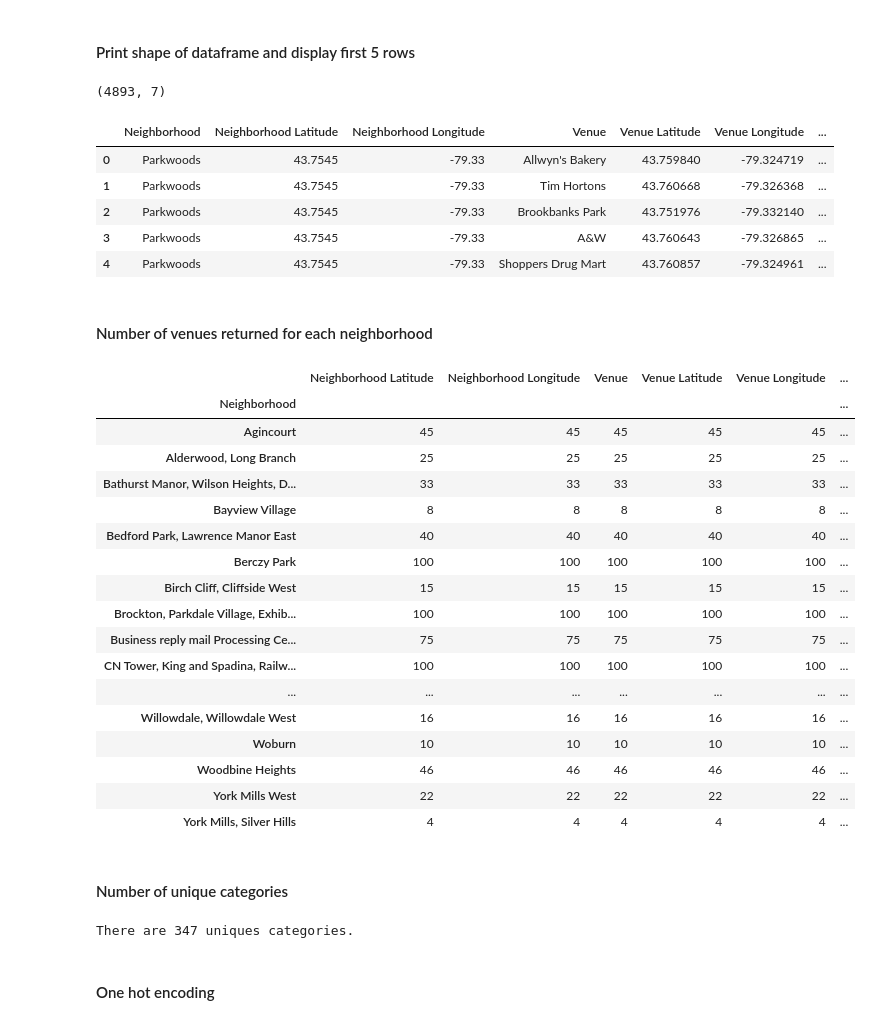
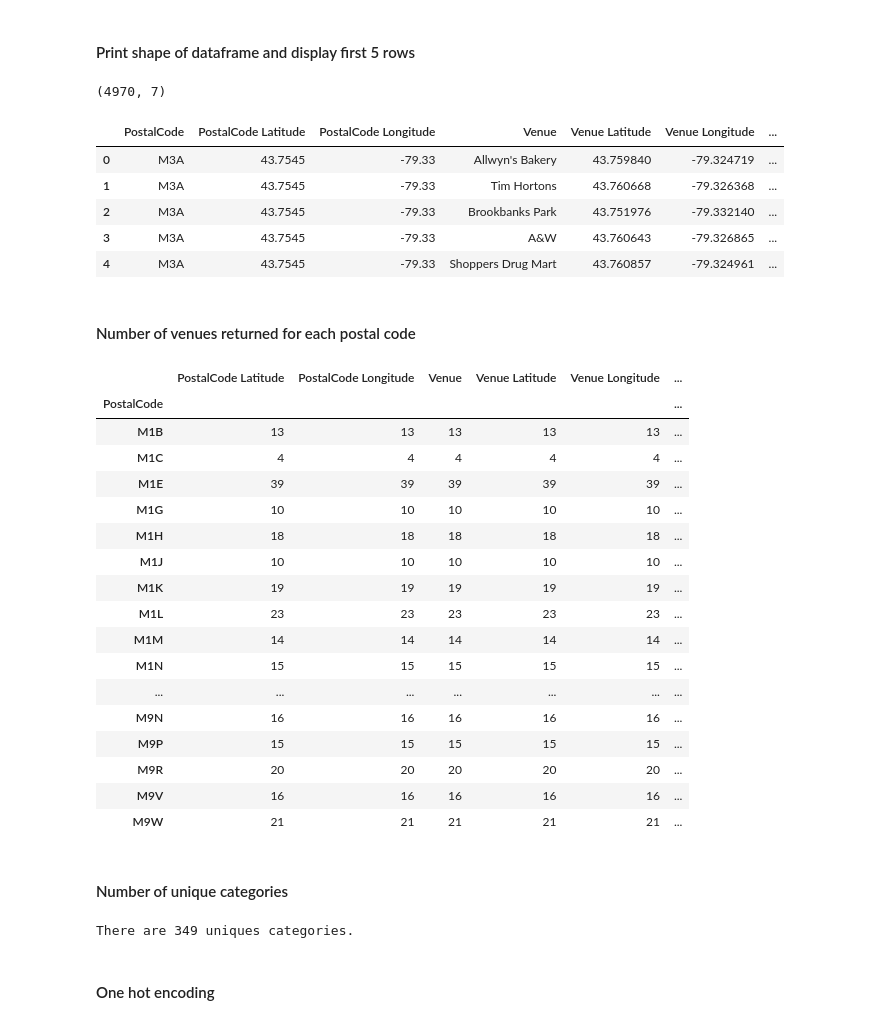
Before and after one commit to emilfh/Coursera_Capstone, a Jupyter notebook: assignment_neighborhoods_in_toronto.ipynb, the cells around one changed output. Saved outputs shown, nothing was run; the diff lists cells and outputs as text; code cells hidden in the pictures.

```diff
--- a/assignment_neighborhoods_in_toronto.ipynb
+++ b/assignment_neighborhoods_in_toronto.ipynb
@@ -261,5 +259,3 @@ toronto_data = postal_data
-# %%
-toronto_data = toronto_data.drop_duplicates(subset=['Neighborhood'])
 # %% [markdown]
 #### Check number of unique boroughs
 # %%
@@ -325,11 +321,11 @@ CLIENT_SECRET:TZA5QOUXQ1JTH31IXRNGSP1DMUFUAI1C053RS3V50OTDBVF2
 # %%
 # Radius changed to larger, since many neighborhoods only had a few hits.
 
-def getNearbyVenues(names, latitudes, longitudes, radius=1000):
+def getNearbyVenues(postal_codes, latitudes, longitudes, radius=1000):
 
     venues_list=[]
-    for name, lat, lng in zip(names, latitudes, longitudes):
-        print(name)
+    for postal_code, lat, lng in zip(postal_codes, latitudes, longitudes):
+        print(postal_code)
 
         # create the API request URL
         url = 'https://api.foursquare.com/v2/venues/explore?&client_id={}&client_secret={}&v={}&ll={},{}&radius={}&limit={}'.format(
@@ -346,7 +342,7 @@ def getNearbyVenues(names, latitudes, longitudes, radius=1000):
 
         # return only relevant information for each nearby venue
         venues_list.append([(
-            name,
+            postal_code,
             lat,
             lng,
             v['venue']['name'],
@@ -355,9 +351,9 @@ def getNearbyVenues(names, latitudes, longitudes, radius=1000):
             v['venue']['categories'][0]['name']) for v in results])
 
     nearby_venues = pd.DataFrame([item for venue_list in venues_list for item in venue_list])
-    nearby_venues.columns = ['Neighborhood',
-                  'Neighborhood Latitude',
-                  'Neighborhood Longitude',
+    nearby_venues.columns = ['PostalCode',
+                  'PostalCode Latitude',
+                  'PostalCode Longitude',
                   'Venue',
                   'Venue Latitude',
                   'Venue Longitude',
@@ -369,5 +365,5 @@ def getNearbyVenues(names, latitudes, longitudes, radius=1000):
 # %%
-toronto_venues = getNearbyVenues(names=toronto_data['Neighborhood'],
+toronto_venues = getNearbyVenues(postal_codes=toronto_data['PostalCode'],
                                    latitudes=toronto_data['Latitude'],
                                    longitudes=toronto_data['Longitude']
                                   )
@@ -395,42 +391,42 @@ Mimico NW, The Queensway West, South of Bloor, Kingsway Park South West, Royal Y
 print(toronto_venues.shape)
 toronto_venues.head()
 # %% [output]
-(4893, 7)
+(4970, 7)
-|  | Neighborhood | Neighborhood Latitude | Neighborhood Longitude | Venue | Venue Latitude | Venue Longitude | ... |
-| 0 | Parkwoods | 43.7545 | -79.33 | Allwyn's Bakery | 43.759840 | -79.324719 | ... |
-| 1 | Parkwoods | 43.7545 | -79.33 | Tim Hortons | 43.760668 | -79.326368 | ... |
-| 2 | Parkwoods | 43.7545 | -79.33 | Brookbanks Park | 43.751976 | -79.332140 | ... |
-| 3 | Parkwoods | 43.7545 | -79.33 | A&W | 43.760643 | -79.326865 | ... |
-| 4 | Parkwoods | 43.7545 | -79.33 | Shoppers Drug Mart | 43.760857 | -79.324961 | ... |
+|  | PostalCode | PostalCode Latitude | PostalCode Longitude | Venue | Venue Latitude | Venue Longitude | ... |
+| 0 | M3A | 43.7545 | -79.33 | Allwyn's Bakery | 43.759840 | -79.324719 | ... |
+| 1 | M3A | 43.7545 | -79.33 | Tim Hortons | 43.760668 | -79.326368 | ... |
+| 2 | M3A | 43.7545 | -79.33 | Brookbanks Park | 43.751976 | -79.332140 | ... |
+| 3 | M3A | 43.7545 | -79.33 | A&W | 43.760643 | -79.326865 | ... |
+| 4 | M3A | 43.7545 | -79.33 | Shoppers Drug Mart | 43.760857 | -79.324961 | ... |
 # %% [markdown]
-#### Number of venues returned for each neighborhood
+#### Number of venues returned for each postal code
 # %%
-toronto_venues.groupby('Neighborhood').count()
+toronto_venues.groupby('PostalCode').count()
 # %% [output]
-|  | Neighborhood Latitude | Neighborhood Longitude | Venue | Venue Latitude | Venue Longitude | ... |
-| Neighborhood |  |  |  |  |  | ... |
-| Agincourt | 45 | 45 | 45 | 45 | 45 | ... |
-| Alderwood, Long Branch | 25 | 25 | 25 | 25 | 25 | ... |
-| Bathurst Manor, Wilson Heights, D... | 33 | 33 | 33 | 33 | 33 | ... |
-| Bayview Village | 8 | 8 | 8 | 8 | 8 | ... |
-| Bedford Park, Lawrence Manor East | 40 | 40 | 40 | 40 | 40 | ... |
-| Berczy Park | 100 | 100 | 100 | 100 | 100 | ... |
-| Birch Cliff, Cliffside West | 15 | 15 | 15 | 15 | 15 | ... |
-| Brockton, Parkdale Village, Exhib... | 100 | 100 | 100 | 100 | 100 | ... |
-| Business reply mail Processing Ce... | 75 | 75 | 75 | 75 | 75 | ... |
-| CN Tower, King and Spadina, Railw... | 100 | 100 | 100 | 100 | 100 | ... |
+|  | PostalCode Latitude | PostalCode Longitude | Venue | Venue Latitude | Venue Longitude | ... |
+| PostalCode |  |  |  |  |  | ... |
+| M1B | 13 | 13 | 13 | 13 | 13 | ... |
+| M1C | 4 | 4 | 4 | 4 | 4 | ... |
+| M1E | 39 | 39 | 39 | 39 | 39 | ... |
+| M1G | 10 | 10 | 10 | 10 | 10 | ... |
+| M1H | 18 | 18 | 18 | 18 | 18 | ... |
+| M1J | 10 | 10 | 10 | 10 | 10 | ... |
+| M1K | 19 | 19 | 19 | 19 | 19 | ... |
+| M1L | 23 | 23 | 23 | 23 | 23 | ... |
+| M1M | 14 | 14 | 14 | 14 | 14 | ... |
+| M1N | 15 | 15 | 15 | 15 | 15 | ... |
 | ... | ... | ... | ... | ... | ... | ... |
-| Willowdale, Willowdale West | 16 | 16 | 16 | 16 | 16 | ... |
-| Woburn | 10 | 10 | 10 | 10 | 10 | ... |
-| Woodbine Heights | 46 | 46 | 46 | 46 | 46 | ... |
-| York Mills West | 22 | 22 | 22 | 22 | 22 | ... |
-| York Mills, Silver Hills | 4 | 4 | 4 | 4 | 4 | ... |
+| M9N | 16 | 16 | 16 | 16 | 16 | ... |
+| M9P | 15 | 15 | 15 | 15 | 15 | ... |
+| M9R | 20 | 20 | 20 | 20 | 20 | ... |
+| M9V | 16 | 16 | 16 | 16 | 16 | ... |
+| M9W | 21 | 21 | 21 | 21 | 21 | ... |
 # %% [markdown]
 #### Number of unique categories
 # %%
 print('There are {} uniques categories.'.format(len(toronto_venues['Venue Category'].unique())))
 # %% [output]
-There are 347 uniques categories.
+There are 349 uniques categories.
 # %% [markdown]
 #### One hot encoding
 # %%
```
Also changed, not shown: parts of 18 cells of this notebook.
